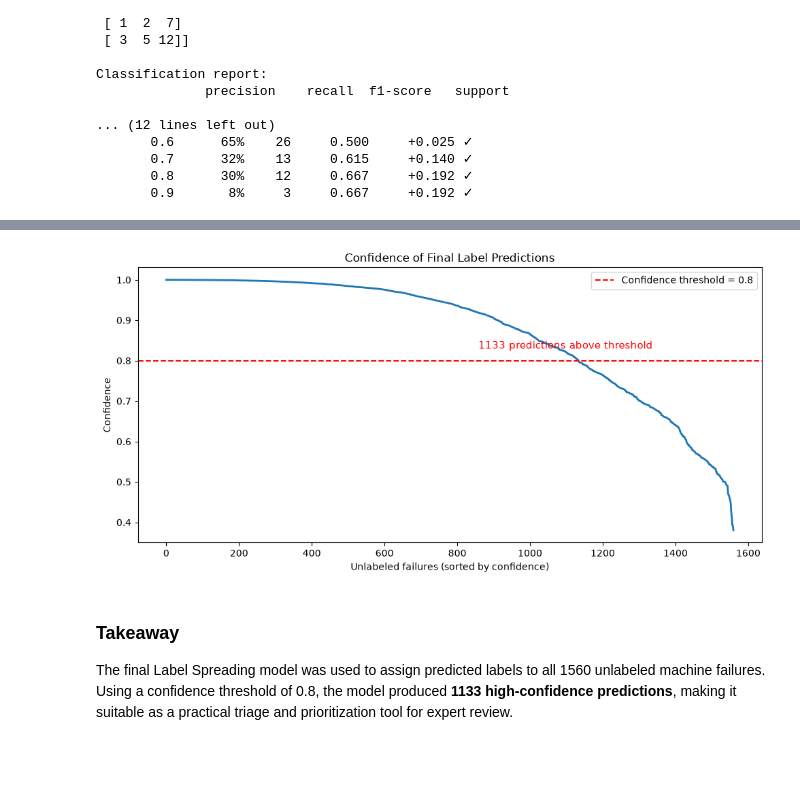
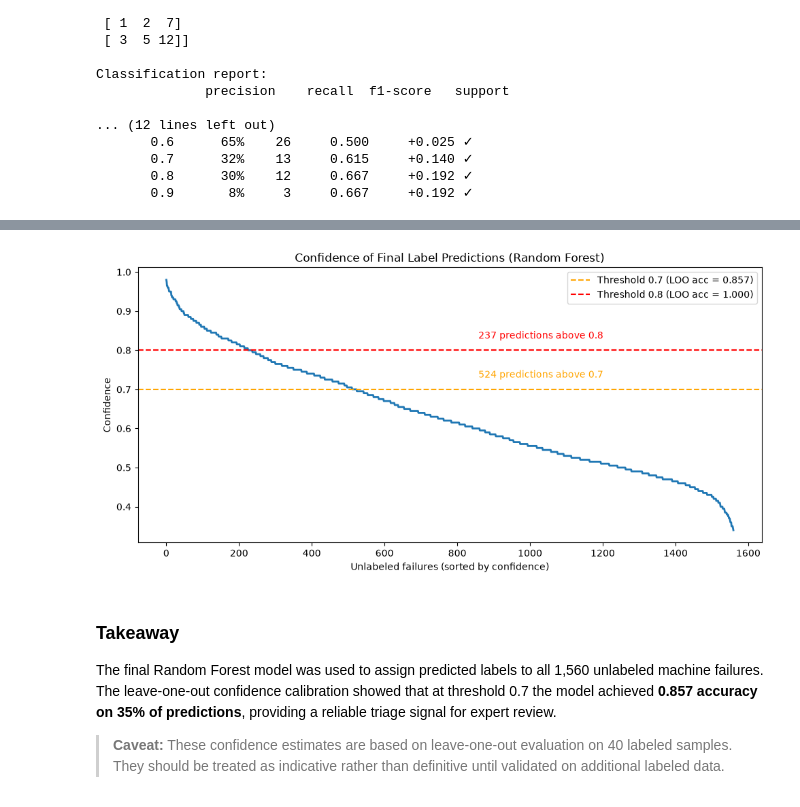
Before and after one commit to hadareal/sensor-failure-clustering, a Jupyter notebook: notebook/01_sensor_clustering.ipynb, the cells around one changed output, grey strips where cells are left out. Saved outputs shown, nothing was run; the diff lists cells and outputs as text; code cells hidden in the pictures; blank space fills up the shorter version.

Commit message:
Add supervised baselines and select Random Forest

```diff
--- a/notebook/01_sensor_clustering.ipynb
+++ b/notebook/01_sensor_clustering.ipynb
@@ -1384,26 +1485,20 @@ After comparing the label-guided models, I train the best-performing approach on
 # %%
-from sklearn.semi_supervised import LabelSpreading
+from sklearn.ensemble import RandomForestClassifier
 
-# Train the final Label Spreading model on all available data
+# Train the final Random Forest model on all 40 labeled samples
 # using the top 5 most discriminative sensors
-X_top5 = df[top_5_sensors].to_numpy()
-y_semi = df["Label"].copy().fillna(-1).to_numpy()
+X_labeled_top5_final = labeled_df[top_5_sensors].to_numpy()
+y_labeled_final = labeled_df["Label"].to_numpy()
 
-final_ls_model = LabelSpreading(kernel="rbf", gamma=20, max_iter=1000)
-final_ls_model.fit(X_top5, y_semi)
+final_rf_model = RandomForestClassifier(n_estimators=200, random_state=42)
+final_rf_model.fit(X_labeled_top5_final, y_labeled_final)
 
-# Predicted labels for all samples
-final_ls_pred = final_ls_model.transduction_
+# Predict labels and confidence scores for all unlabeled failures
+X_unlabeled_top5 = df.loc[~labeled_mask, top_5_sensors].to_numpy()
 
-# Predicted label distributions (used as confidence scores)
-final_ls_proba = final_ls_model.label_distributions_
-
-# Keep results only for the originally unlabeled failures
 final_unlabeled_results = df.loc[~labeled_mask].copy()
-final_unlabeled_results["Predicted_Label"] = final_ls_pred[~labeled_mask]
-
-# Confidence = maximum predicted probability
-final_unlabeled_results["Confidence"] = final_ls_proba[~labeled_mask].max(axis=1)
+final_unlabeled_results["Predicted_Label"] = final_rf_model.predict(X_unlabeled_top5)
+final_unlabeled_results["Confidence"] = final_rf_model.predict_proba(X_unlabeled_top5).max(axis=1)
 
 final_unlabeled_results[["Predicted_Label", "Confidence"]].head(10)
 # %% [output]
@@ -1454,38 +1548,39 @@ Predicted_Label
 # %%
 import matplotlib.pyplot as plt
 
 sorted_conf = (
     final_unlabeled_results["Confidence"]
     .sort_values(ascending=False)
     .reset_index(drop=True)
 )
 
-n_high_conf = (final_unlabeled_results["Confidence"] >= 0.8).sum()
+n_high_conf_07 = (final_unlabeled_results["Confidence"] >= 0.7).sum()
+n_high_conf_08 = (final_unlabeled_results["Confidence"] >= 0.8).sum()
 
 plt.figure(figsize=(10, 5))
 plt.plot(sorted_conf.values, linewidth=2)
-plt.axhline(0.8, color="red", linestyle="--", label="Confidence threshold = 0.8")
+plt.axhline(0.7, color="orange", linestyle="--", label="Threshold 0.7 (LOO acc = 0.857)")
+plt.axhline(0.8, color="red",    linestyle="--", label="Threshold 0.8 (LOO acc = 1.000)")
 
-plt.text(
-    x=len(sorted_conf) * 0.55,
-    y=0.83,
-    s=f"{n_high_conf} predictions above threshold",
-    fontsize=11,
-    color="red"
-)
+plt.text(len(sorted_conf) * 0.55, 0.73,
+         f"{n_high_conf_07} predictions above 0.7", fontsize=10, color="orange")
+plt.text(len(sorted_conf) * 0.55, 0.83,
+         f"{n_high_conf_08} predictions above 0.8", fontsize=10, color="red")
 
-plt.title("Confidence of Final Label Predictions")
+plt.title("Confidence of Final Label Predictions (Random Forest)")
 plt.xlabel("Unlabeled failures (sorted by confidence)")
 plt.ylabel("Confidence")
 plt.legend()
 plt.tight_layout()
 plt.savefig("../outputs/final_prediction_confidence_curve.png", dpi=300, bbox_inches="tight")
 plt.show()
 # %% [output]
-[figure, old version]
+[figure, new version]
 # %% [markdown]
 ### Takeaway
 
-The final Label Spreading model was used to assign predicted labels to all 1560 unlabeled machine failures.
-Using a confidence threshold of 0.8, the model produced **1133 high-confidence predictions**, making it suitable as a practical triage and prioritization tool for expert review.
+The final Random Forest model was used to assign predicted labels to all 1,560 unlabeled machine failures.
+The leave-one-out confidence calibration showed that at threshold 0.7 the model achieved **0.857 accuracy on 35% of predictions**, providing a reliable triage signal for expert review.
+
+> **Caveat:** These confidence estimates are based on leave-one-out evaluation on 40 labeled samples. They should be treated as indicative rather than definitive until validated on additional labeled data.
 # %% [markdown]
```
Also changed, not shown: parts of 12 cells of this notebook, 4 other files.
